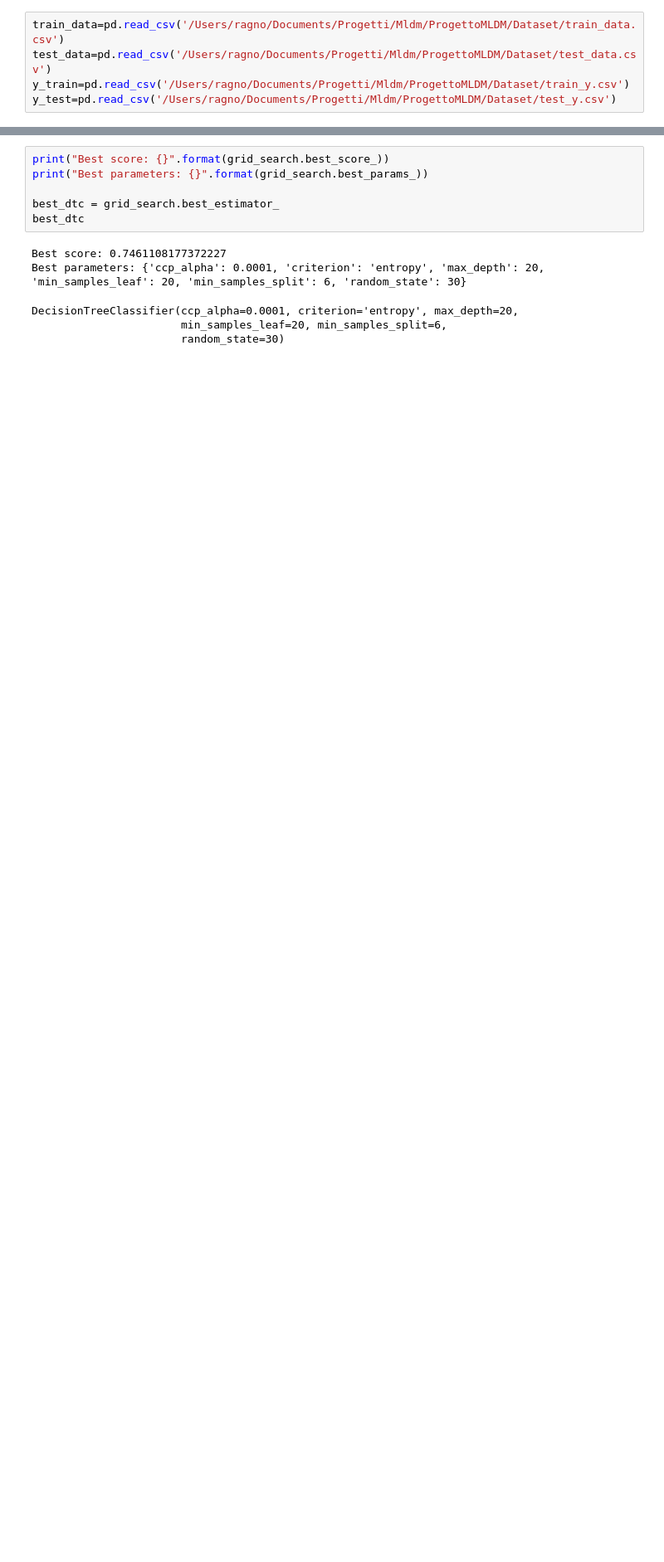
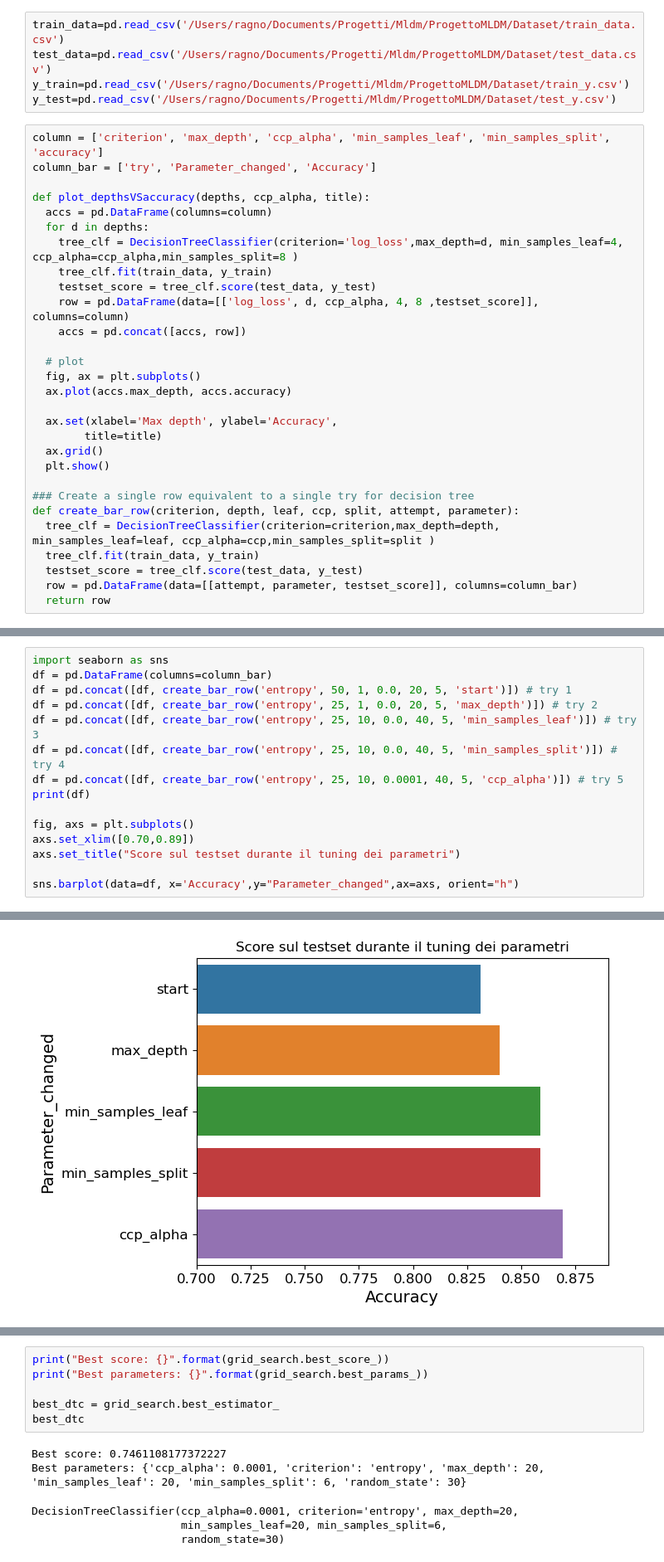
Before and after one commit to RagnOh/ProgettoMLDM, a Jupyter notebook: Decision_tree/D_Tree.ipynb, the cells around one changed output, grey strips where cells are left out. Shown at 83% size. Cells and saved outputs as stored; diff of their text form; blank space fills up the shorter version.

```diff
--- a/Decision_tree/D_Tree.ipynb
+++ b/Decision_tree/D_Tree.ipynb
@@ -50,3 +52,32 @@ train_data=pd.read_csv('/Users/ragno/Documents/Progetti/Mldm/ProgettoMLDM/Datase
 test_data=pd.read_csv('/Users/ragno/Documents/Progetti/Mldm/ProgettoMLDM/Dataset/test_data.csv')
 y_train=pd.read_csv('/Users/ragno/Documents/Progetti/Mldm/ProgettoMLDM/Dataset/train_y.csv')
 y_test=pd.read_csv('/Users/ragno/Documents/Progetti/Mldm/ProgettoMLDM/Dataset/test_y.csv')
+# %%
+column = ['criterion', 'max_depth', 'ccp_alpha', 'min_samples_leaf', 'min_samples_split', 'accuracy']
+column_bar = ['try', 'Parameter_changed', 'Accuracy']
+
+def plot_depthsVSaccuracy(depths, ccp_alpha, title):
+  accs = pd.DataFrame(columns=column)
+  for d in depths:
+    tree_clf = DecisionTreeClassifier(criterion='log_loss',max_depth=d, min_samples_leaf=4, ccp_alpha=ccp_alpha,min_samples_split=8 )
+    tree_clf.fit(train_data, y_train)
+    testset_score = tree_clf.score(test_data, y_test)
+    row = pd.DataFrame(data=[['log_loss', d, ccp_alpha, 4, 8 ,testset_score]], columns=column)
+    accs = pd.concat([accs, row])
+
+  # plot
+  fig, ax = plt.subplots()
+  ax.plot(accs.max_depth, accs.accuracy)
+
+  ax.set(xlabel='Max depth', ylabel='Accuracy',
+        title=title)
+  ax.grid()
+  plt.show()
+
+### Create a single row equivalent to a single try for decision tree
+def create_bar_row(criterion, depth, leaf, ccp, split, attempt, parameter):
+  tree_clf = DecisionTreeClassifier(criterion=criterion,max_depth=depth, min_samples_leaf=leaf, ccp_alpha=ccp,min_samples_split=split )
+  tree_clf.fit(train_data, y_train)
+  testset_score = tree_clf.score(test_data, y_test)
+  row = pd.DataFrame(data=[[attempt, parameter, testset_score]], columns=column_bar)
+  return row
@@ -52,0 +92,16 @@ y_test=pd.read_csv('/Users/ragno/Documents/Progetti/Mldm/ProgettoMLDM/Dataset/te
+# %%
+import seaborn as sns
+df = pd.DataFrame(columns=column_bar)
+df = pd.concat([df, create_bar_row('entropy', 50, 1, 0.0, 20, 5, 'start')]) # try 1
+df = pd.concat([df, create_bar_row('entropy', 25, 1, 0.0, 20, 5, 'max_depth')]) # try 2
+df = pd.concat([df, create_bar_row('entropy', 25, 10, 0.0, 40, 5, 'min_samples_leaf')]) # try 3
+df = pd.concat([df, create_bar_row('entropy', 25, 10, 0.0, 40, 5, 'min_samples_split')]) # try 4
+df = pd.concat([df, create_bar_row('entropy', 25, 10, 0.0001, 40, 5, 'ccp_alpha')]) # try 5
+print(df)
+
+fig, axs = plt.subplots()
+axs.set_xlim([0.70,0.89])
+axs.set_title("Score sul testset durante il tuning dei parametri")
+
+sns.barplot(data=df, x='Accuracy',y="Parameter_changed",ax=axs, orient="h")
+# %% [output]
@@ -53 +115,2 @@ y_test=pd.read_csv('/Users/ragno/Documents/Progetti/Mldm/ProgettoMLDM/Dataset/te
+[figure, added]
 # %%
```
Also changed, not shown: parts of 14 cells of this notebook, 3 other files.
